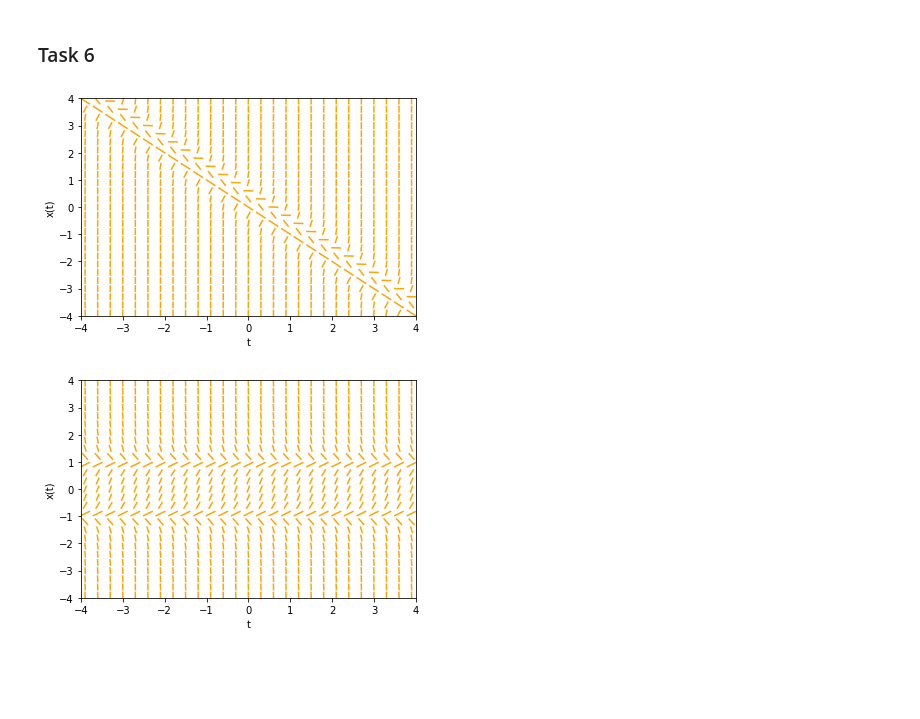
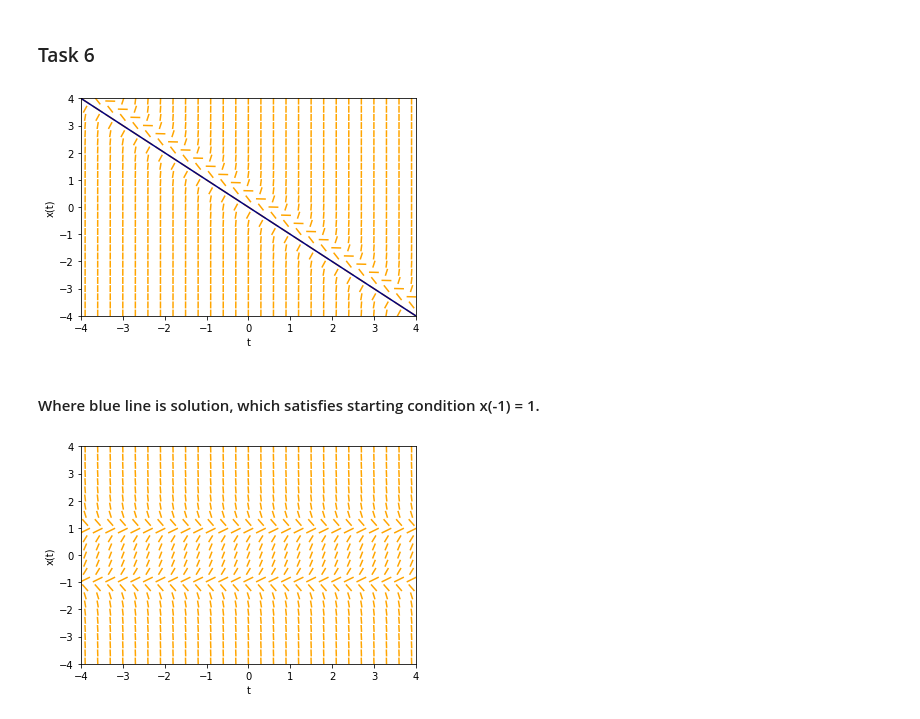
Before and after one commit to peinrules/differential_equations, a Jupyter notebook: Slope_fields.ipynb, the cells around one changed output. Cells and saved outputs as stored; diff of their text form; code cells hidden in the pictures; blank space fills up the shorter version.

```diff
--- a/Slope_fields.ipynb
+++ b/Slope_fields.ipynb
@@ -9,7 +9,7 @@ sizeSl = 4
 stepSl = 0.3
 radiusSl = stepSl / 3
 # %%
-def slopeField(foo, fooSet=None):
+def slopeField(foo, fooSet=None, additionalF=None):
     axes = plt.gca()
     axes.set_xlim([-4, 4])
     axes.set_ylim([-4, 4])
@@ -24,7 +24,9 @@ def slopeField(foo, fooSet=None):
         for foo1 in fooSet:
             newRange = np.arange(- sizeSl + 0.005 + radiusSl, sizeSl, 0.01)
             plt.plot(newRange, foo1(newRange))
-
+    if additionalF != None:
+        intersect = np.arange(-sizeSl, sizeSl, 0.001)
+        plt.plot(intersect, additionalF(intersect), color="navy")
     plt.xlabel('t')
     plt.ylabel('x(t)')
     plt.show()
@@ -230,9 +232,13 @@ phasePath(foo)
 # %%
 def foo(t, x): # Исходное уравнение
     return (-4 * t -4 * x + 1) ** 2 - 2
-slopeField(foo)
+def fooAdd(t):
+    return -t
+slopeField(foo, None, fooAdd)
 # %% [output]
-[figure, old version]
+[figure, new version]
+# %% [markdown]
+#### Where blue line is solution, which satisfies starting condition x(-1) = 1.
 # %%
 def foo(t, z): # Новое уравнение
     return 4 - 4 * z**2
```
Also changed, not shown: parts of 2 cells of this notebook.
